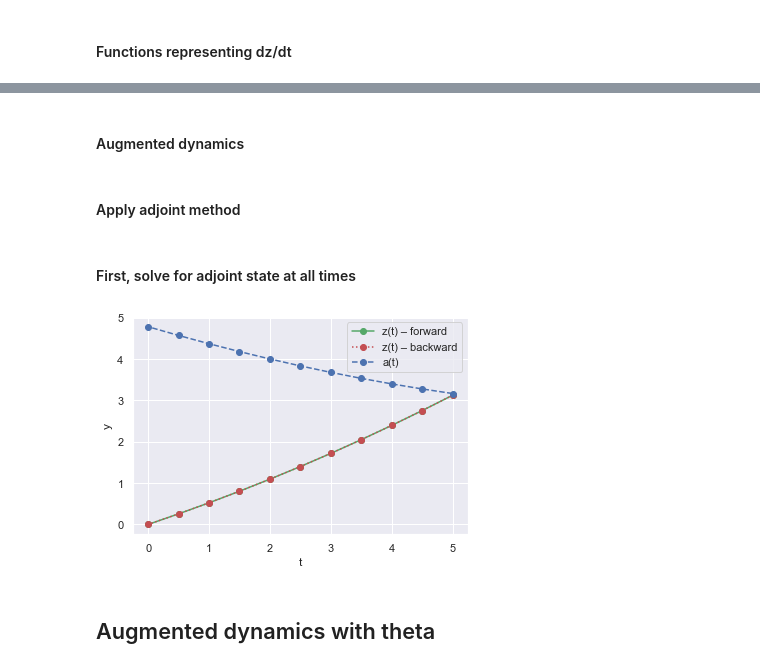
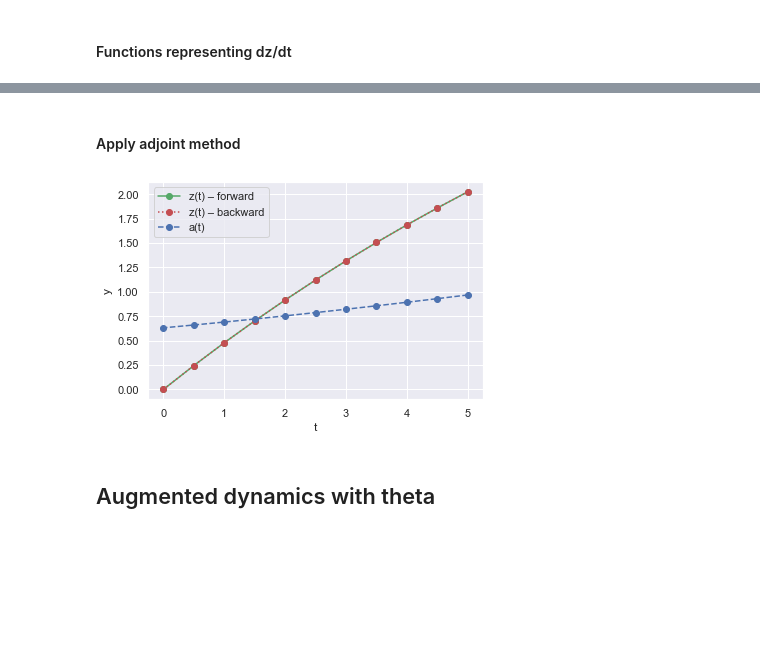
Before and after one commit to ktcarr/neural-ode, a Jupyter notebook: adjoint.ipynb, the cells around one changed output, grey strips where cells are left out. Cells and saved outputs as stored; diff of their text form; code cells hidden in the pictures; blank space fills up the shorter version.

Commit message:
Removed redundancy in code, changed f function to forward in ODE classes

```diff
--- a/adjoint.ipynb
+++ b/adjoint.ipynb
@@ -24,9 +24,30 @@ class mini_net(nn.Module):
         super(mini_net, self).__init__()
         self.W = W
 
-    def f(self, t, y):
+    def forward(self, t, y):
         # This is dz/dt (change in hidden state with respect to time)
         return(sig(self.W * y))
 
 def sig(x):
     return(torch.exp(x) / (torch.exp(x) + 1))
+
+class ode_forward(nn.Module):
+
+    def __init__(self):
+        super(ode_forward, self).__init__()
+#         self.W = nn.Parameter(torch.randn(6)) # parameters
+        self.A = nn.Parameter(torch.randn(1)) # parameters
+        self.B = nn.Parameter(torch.randn(1)) # parameters
+        self.C = nn.Parameter(torch.randn(1)) # parameters
+        self.D = nn.Parameter(torch.randn(1)) # parameters
+        self.E = nn.Parameter(torch.randn(1)) # parameters
+        self.F = nn.Parameter(torch.randn(1)) # parameters
+
+    def forward(self,t,y):
+        '''Example differential equation
+        Args: y is initial value
+              t is time'''
+        t = torch.tensor(t)
+        m = y - self.A * torch.exp(t/self.B) * torch.sin(self.C*t) +\
+                                self.D*torch.exp(t/self.E)*torch.cos(self.F*t)
+        return m
@@ -59,2 +128,0 @@ def rk_adjoint(fun, t_span, y0, h):
-# %% [markdown]
-#### Augmented dynamics
@@ -101,11 +129,9 @@ class aug_dynamics():
 # %% [markdown]
 #### Apply adjoint method
-# %% [markdown]
-#### First, solve for adjoint state at all times
 # %%
 mod = mini_net() # instantiate mini neural net
 # fun = ode_torch # Function representing forward dynamics (i.e. dz/dt)
-fun = mod.f
+fun = mod
 
 torch.manual_seed(0)
 y = torch.randn(1) # ground truth
@@ -115,27 +141,27 @@ t_span = [0.,5.]
 h = .5
 
 # Forward pass
-y_forward, t_forward = rk_adjoint(fun=fun, t_span=t_span, y0=torch.tensor([[0.]]), h=h)
+y_forward, t_forward = rk(fun=fun, t_span=t_span, y0=torch.tensor([[0.]]), h=h)
 
 # Compute loss and adjoint at t=t_1
-z1 = y_forward[-1,:,:].requires_grad_(True)
+z1 = y_forward[-1,:,:].detach().requires_grad_(True)
 L = torch.mean((y-z1)**2) # compute loss
 L.backward() # compute adjoint at t = t_1
 
 # Backward pass (using adjoint)
-dyn = aug_dynamics(f=fun)
-y,t = rk_adjoint(fun=dyn.forward, t_span=t_span[::-1], y0=torch.cat([z1.grad, z1.detach()],dim=0), h=-h)
+dyn = aug_dynamics(model=mod)
+y,t = rk(fun=dyn.forward, t_span=t_span[::-1], y0=torch.cat([z1.grad, z1.detach()],dim=0), h=-h)
 # %%
 fig,ax=plt.subplots()
-ax.plot(t_forward.numpy(),y_forward[:,0,0].numpy(), label='z(t) – forward', color='g',marker='o', linestyle='-')
+ax.plot(t_forward.numpy(),y_forward[:,0,0].detach().numpy(), label='z(t) – forward', color='g',marker='o', linestyle='-')
 ax.plot(t.numpy(),y[:,1,0].detach().numpy(), label='z(t) – backward', color='r',marker='o', linestyle=':')
 ax.plot(t.numpy(),y[:,0,0].detach().numpy(), label='a(t)', marker='o', linestyle='--')
 ax.set_xlabel('t')
 ax.set_ylabel('y')
 ax.legend()
 plt.show()
 # %% [output]
-[figure, old version]
+[figure, new version]
 # %% [markdown]
 ## Augmented dynamics with theta
 # %% [markdown]
```
Also changed, not shown: parts of 17 cells of this notebook.
